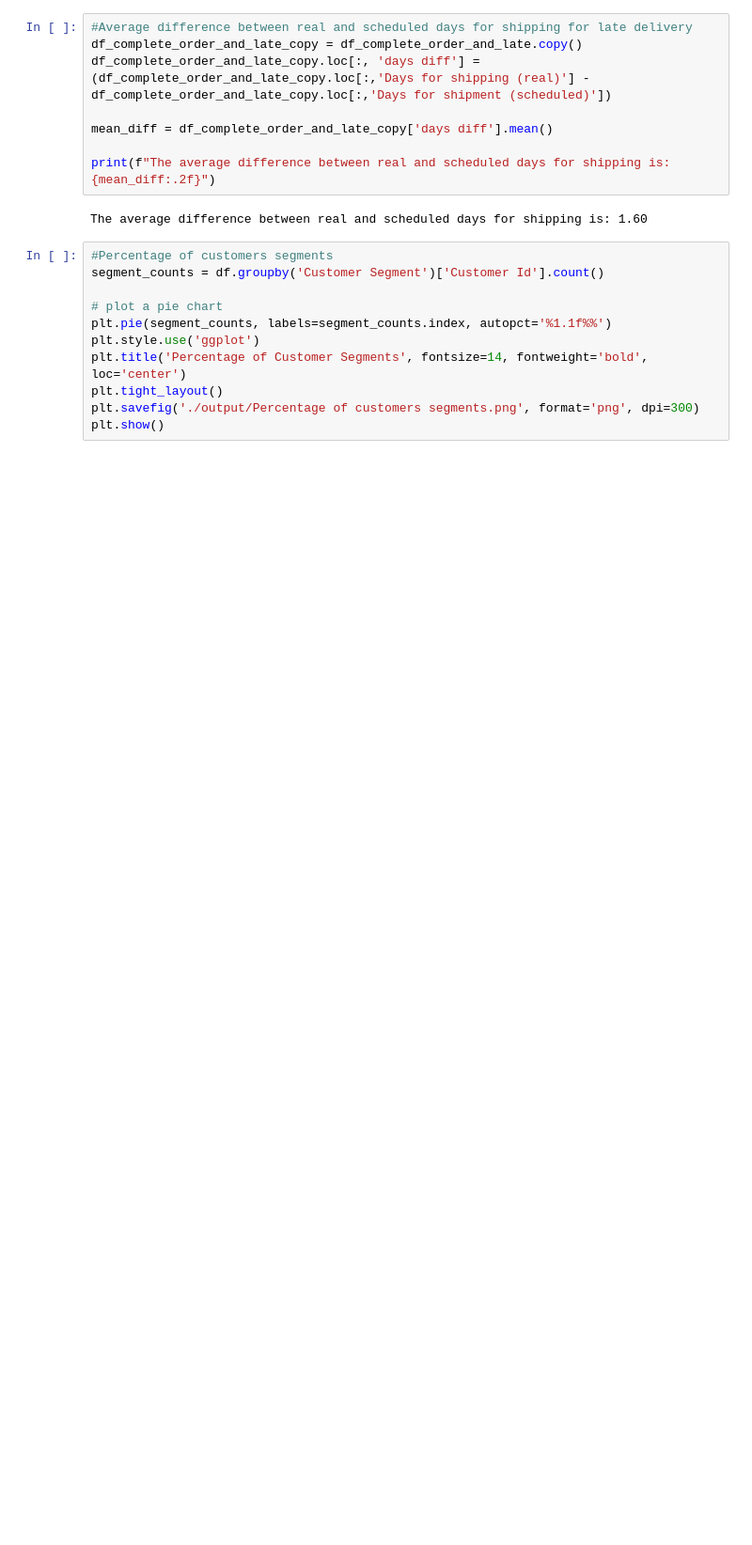
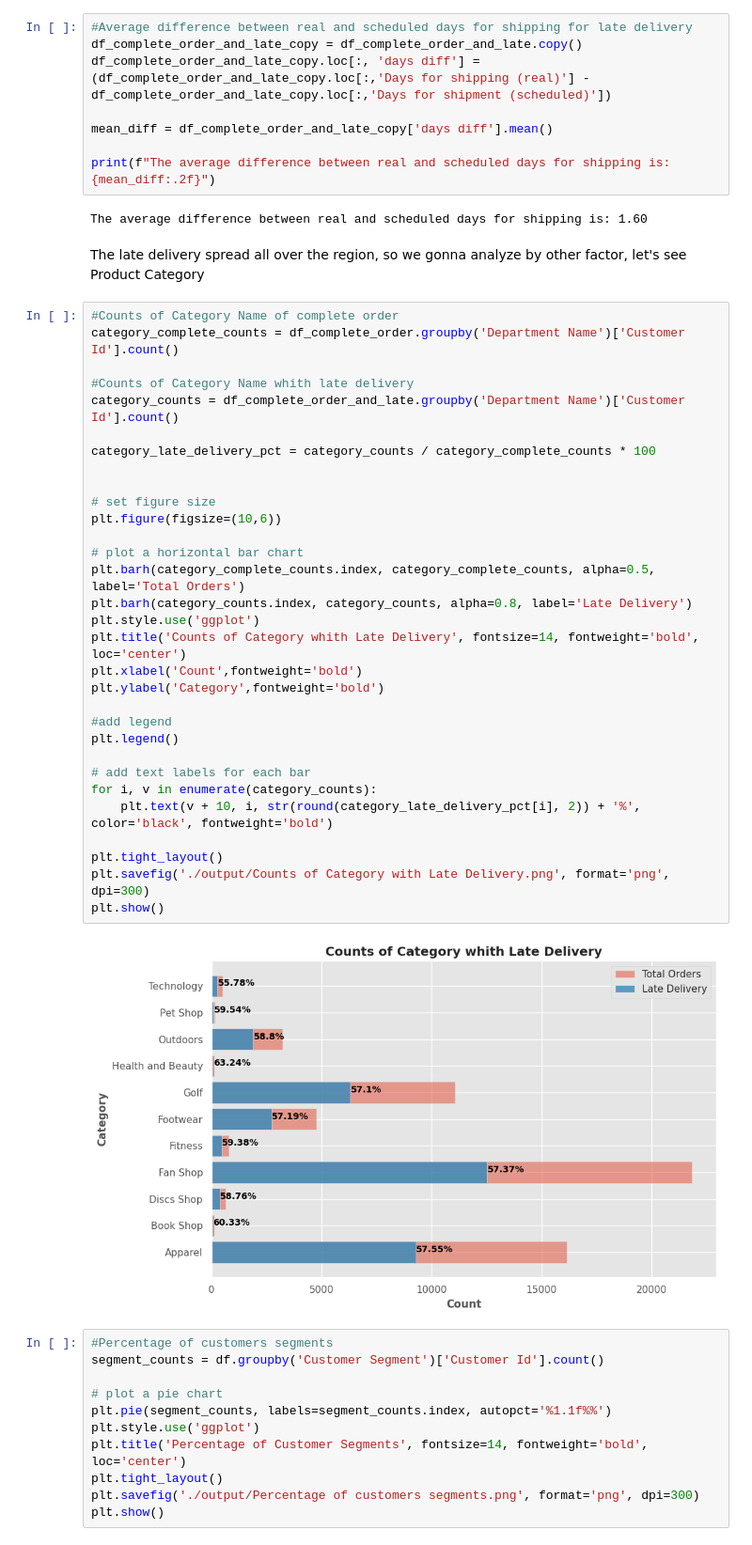
Before and after one commit to azamaufar/supplychainDA, a Jupyter notebook: EDA_Supply_Chain_Data.ipynb, the cells around one changed output. Shown: that part at 94% size. Cells and saved outputs as stored; diff of their text form; blank space fills up the shorter version.

Commit message:
analyze late delivery by product category

```diff
--- a/EDA_Supply_Chain_Data.ipynb
+++ b/EDA_Supply_Chain_Data.ipynb
@@ -333,6 +333,41 @@ mean_diff = df_complete_order_and_late_copy['days diff'].mean()
 print(f"The average difference between real and scheduled days for shipping is: {mean_diff:.2f}")
 # %% [output]
 The average difference between real and scheduled days for shipping is: 1.60
+# %% [markdown]
+The late delivery spread all over the region, so we gonna analyze by other factor, let's see Product Category
+# %%
+#Counts of Category Name of complete order
+category_complete_counts = df_complete_order.groupby('Department Name')['Customer Id'].count()
+
+#Counts of Category Name whith late delivery
+category_counts = df_complete_order_and_late.groupby('Department Name')['Customer Id'].count()
+
+category_late_delivery_pct = category_counts / category_complete_counts * 100
+
+
+# set figure size
+plt.figure(figsize=(10,6))
+
+# plot a horizontal bar chart
+plt.barh(category_complete_counts.index, category_complete_counts, alpha=0.5, label='Total Orders')
+plt.barh(category_counts.index, category_counts, alpha=0.8, label='Late Delivery')
+plt.style.use('ggplot')
+plt.title('Counts of Category whith Late Delivery', fontsize=14, fontweight='bold', loc='center')
+plt.xlabel('Count',fontweight='bold')
+plt.ylabel('Category',fontweight='bold')
+
+#add legend
+plt.legend()
+
+# add text labels for each bar
+for i, v in enumerate(category_counts):
+    plt.text(v + 10, i, str(round(category_late_delivery_pct[i], 2)) + '%', color='black', fontweight='bold')
+
+plt.tight_layout()
+plt.savefig('./output/Counts of Category with Late Delivery.png', format='png', dpi=300)
+plt.show()
+# %% [output]
+[figure, added]
 # %%
 #Percentage of customers segments
 segment_counts = df.groupby('Customer Segment')['Customer Id'].count()
```
Also changed, not shown: parts of 2 cells of this notebook.
